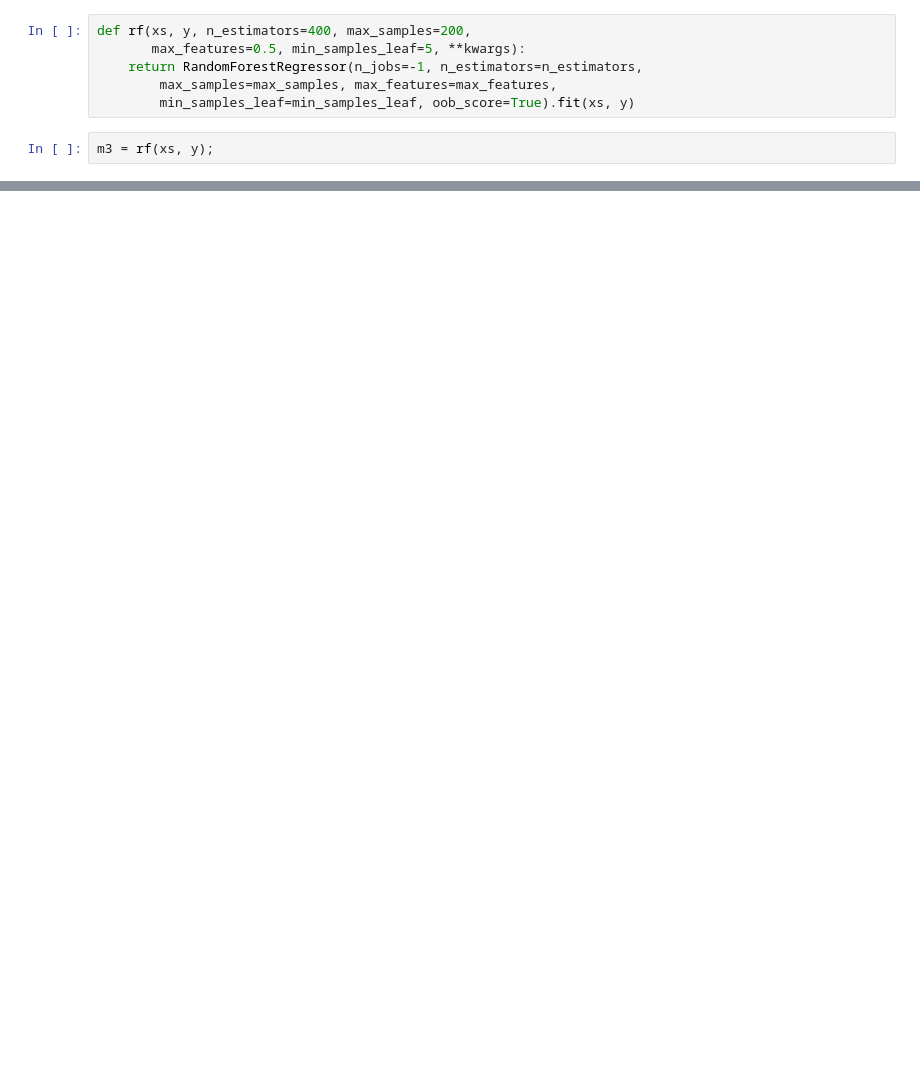
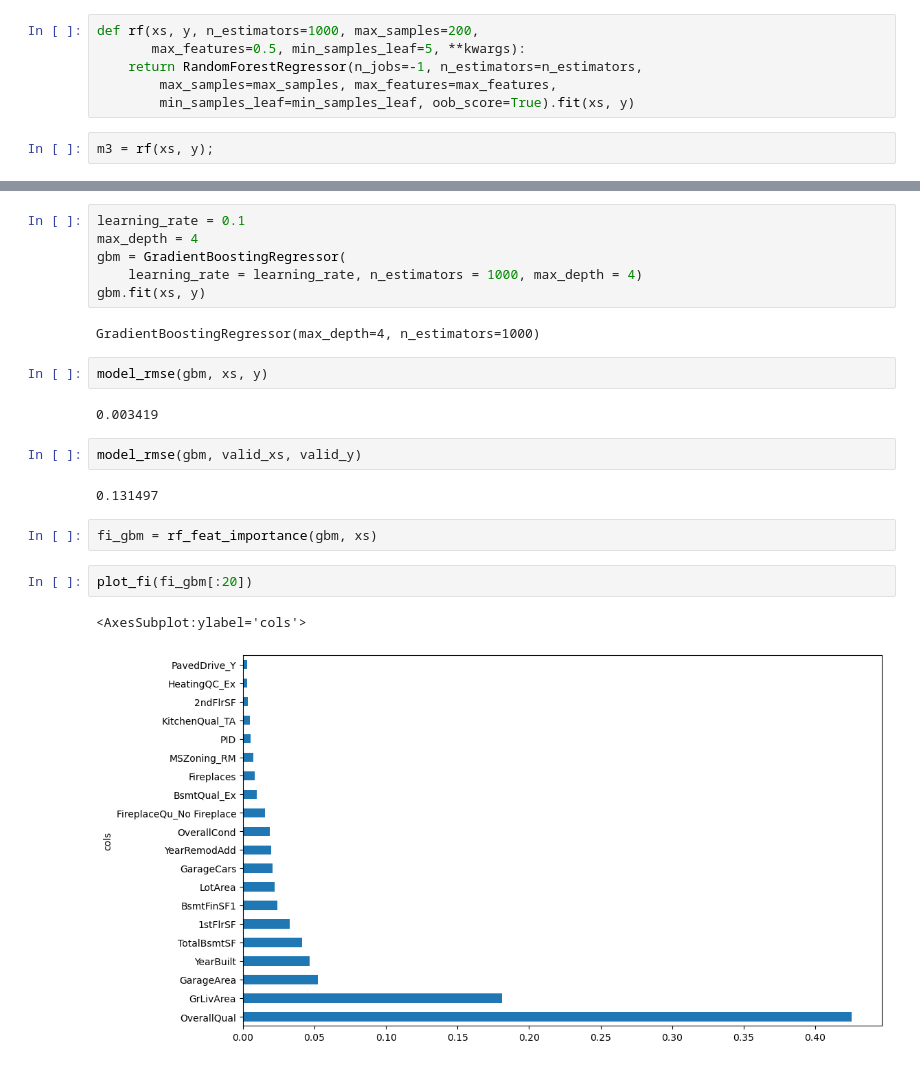
Before and after one commit to koziscool/Ames_RF, a Jupyter notebook: Ames_RF_2.ipynb, the cells around one changed output, grey strips where cells are left out. Drawn from its saved outputs; the diff is of its cells as text; blank space fills up the shorter version.

```diff
--- a/Ames_RF_2.ipynb
+++ b/Ames_RF_2.ipynb
@@ -215,7 +216,7 @@ model_rmse(m2, xs, y), model_rmse(m2, valid_xs, valid_y), m2.get_n_leaves()
 # %% [output]
 (0.061627, 0.118591, 50)
 # %%
-def rf(xs, y, n_estimators=400, max_samples=200,
+def rf(xs, y, n_estimators=1000, max_samples=200,
        max_features=0.5, min_samples_leaf=5, **kwargs):
     return RandomForestRegressor(n_jobs=-1, n_estimators=n_estimators,
         max_samples=max_samples, max_features=max_features,
@@ -248,0 +250,23 @@ plot_fi(fi[:20])
+# %%
+learning_rate = 0.1
+max_depth = 4
+gbm = GradientBoostingRegressor(
+    learning_rate = learning_rate, n_estimators = 1000, max_depth = 4)
+gbm.fit(xs, y)
+# %% [output]
+GradientBoostingRegressor(max_depth=4, n_estimators=1000)
+# %%
+model_rmse(gbm, xs, y)
+# %% [output]
+0.003419
+# %%
+model_rmse(gbm, valid_xs, valid_y)
+# %% [output]
+0.131497
+# %%
+fi_gbm = rf_feat_importance(gbm, xs)
+# %%
+plot_fi(fi_gbm[:20])
+# %% [output]
+<AxesSubplot:ylabel='cols'>
+[figure, added]
```
Also changed, not shown: parts of 13 cells of this notebook.
